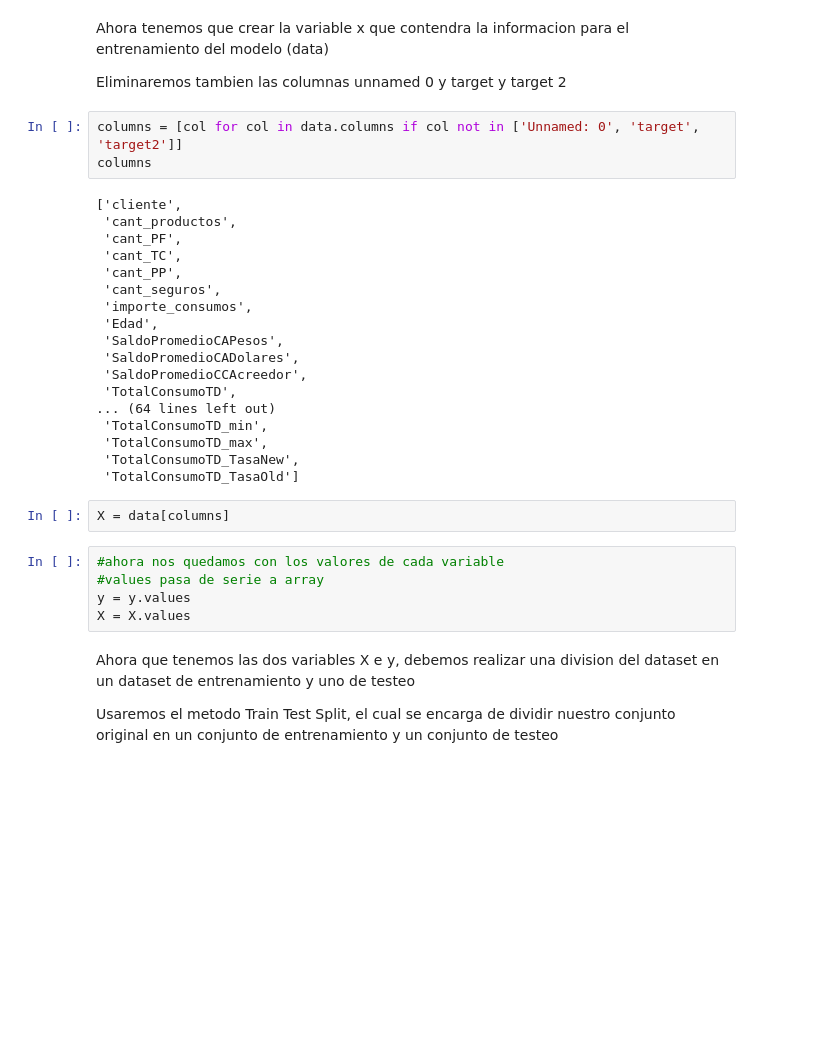
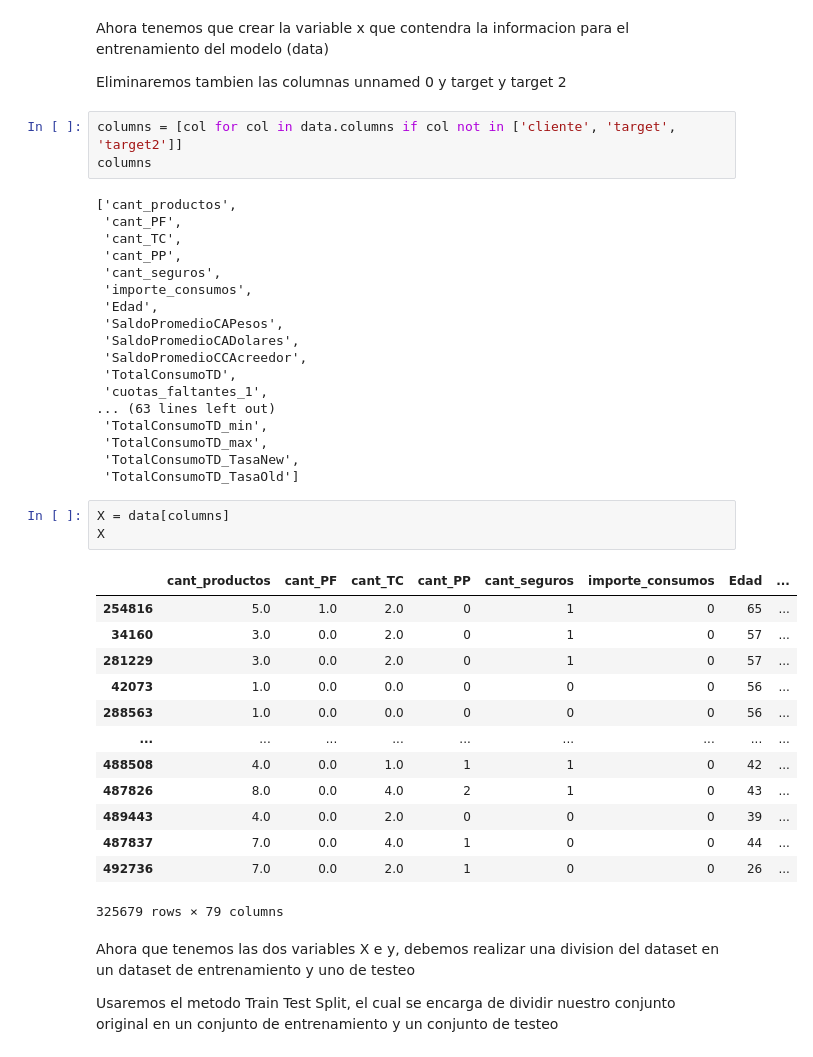
Before and after one commit to andreablatter/DataScience, a Jupyter notebook: Banco.ipynb, the cells around one changed output. Cells and saved outputs as stored; diff of their text form; blank space fills up the shorter version.

```diff
--- a/Banco.ipynb
+++ b/Banco.ipynb
@@ -930,11 +937,10 @@ Ahora tenemos que crear la variable x que contendra la informacion para el entre
 
 Eliminaremos tambien las columnas unnamed 0 y target y target 2
 # %%
-columns = [col for col in data.columns if col not in ['Unnamed: 0', 'target', 'target2']]
+columns = [col for col in data.columns if col not in ['cliente', 'target', 'target2']]
 columns
 # %% [output]
-['cliente',
- 'cant_productos',
+['cant_productos',
  'cant_PF',
  'cant_TC',
  'cant_PP',
@@ -945,18 +951,29 @@ columns
  'SaldoPromedioCADolares',
  'SaldoPromedioCCAcreedor',
  'TotalConsumoTD',
-... (64 lines left out)
+ 'cuotas_faltantes_1',
+... (63 lines left out)
  'TotalConsumoTD_min',
  'TotalConsumoTD_max',
  'TotalConsumoTD_TasaNew',
  'TotalConsumoTD_TasaOld']
 # %%
 X = data[columns]
+X
+# %% [output]
+|  | cant_productos | cant_PF | cant_TC | cant_PP | cant_seguros | importe_consumos | Edad | ... |
+| 254816 | 5.0 | 1.0 | 2.0 | 0 | 1 | 0 | 65 | ... |
+| 34160 | 3.0 | 0.0 | 2.0 | 0 | 1 | 0 | 57 | ... |
+| 281229 | 3.0 | 0.0 | 2.0 | 0 | 1 | 0 | 57 | ... |
+| 42073 | 1.0 | 0.0 | 0.0 | 0 | 0 | 0 | 56 | ... |
+| 288563 | 1.0 | 0.0 | 0.0 | 0 | 0 | 0 | 56 | ... |
+| ... | ... | ... | ... | ... | ... | ... | ... | ... |
+| 488508 | 4.0 | 0.0 | 1.0 | 1 | 1 | 0 | 42 | ... |
+| 487826 | 8.0 | 0.0 | 4.0 | 2 | 1 | 0 | 43 | ... |
+| 489443 | 4.0 | 0.0 | 2.0 | 0 | 0 | 0 | 39 | ... |
+| 487837 | 7.0 | 0.0 | 4.0 | 1 | 0 | 0 | 44 | ... |
+| 492736 | 7.0 | 0.0 | 2.0 | 1 | 0 | 0 | 26 | ... |
+325679 rows × 79 columns
-# %%
-#ahora nos quedamos con los valores de cada variable
-#values pasa de serie a array
-y = y.values
-X = X.values
 # %% [markdown]
 Ahora que tenemos las dos variables X e y, debemos realizar una division del dataset en un dataset de entrenamiento y uno de testeo
 
```
Also changed, not shown: parts of 107 cells of this notebook.
